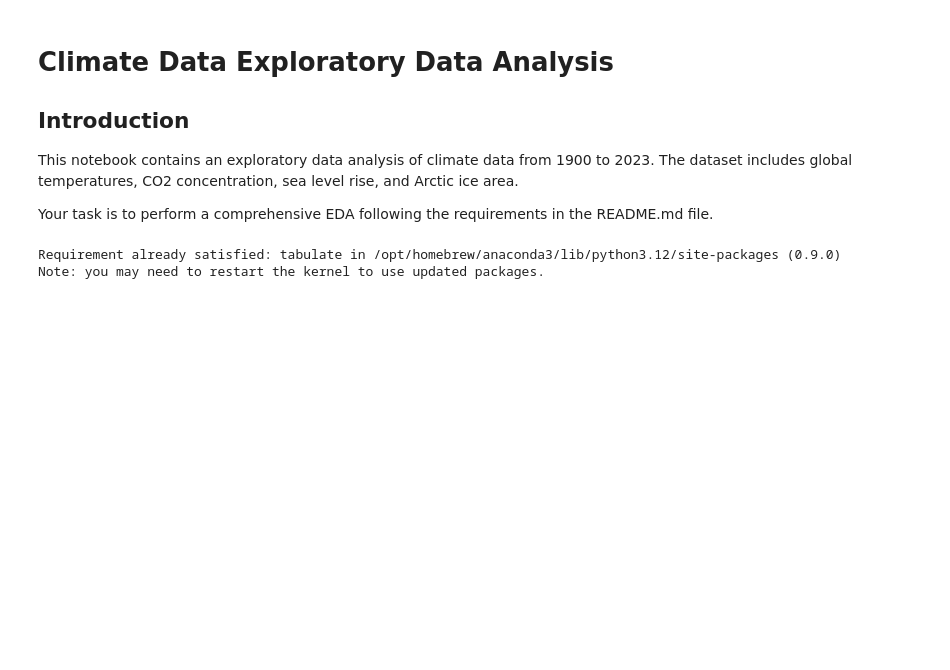
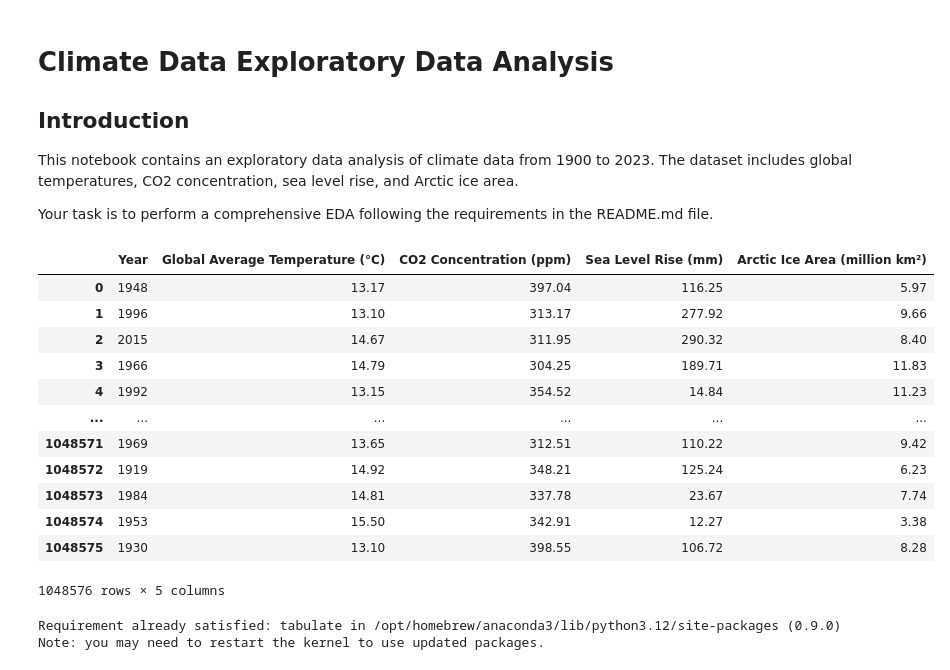
Before and after one commit to Omdena-NIC-Nepal/complete-eda-financial-analysis, a Jupyter notebook: climate_eda.ipynb, the cells around one changed output. Saved outputs shown, nothing was run; the diff lists cells and outputs as text; code cells hidden in the pictures; blank space fills up the shorter version.

```diff
--- a/climate_eda.ipynb
+++ b/climate_eda.ipynb
@@ -5,6 +5,27 @@
 This notebook contains an exploratory data analysis of climate data from 1900 to 2023. The dataset includes global temperatures, CO2 concentration, sea level rise, and Arctic ice area.
 
 Your task is to perform a comprehensive EDA following the requirements in the README.md file.
+# %%
+from climate_data import load_and_clean_data
+
+# Load and clean the data
+df = load_and_clean_data('data/Climate_Change_Indicators.csv')
+# %%
+df
+# %% [output]
+|  | Year | Global Average Temperature (°C) | CO2 Concentration (ppm) | Sea Level Rise (mm) | Arctic Ice Area (million km²) |
+| 0 | 1948 | 13.17 | 397.04 | 116.25 | 5.97 |
+| 1 | 1996 | 13.10 | 313.17 | 277.92 | 9.66 |
+| 2 | 2015 | 14.67 | 311.95 | 290.32 | 8.40 |
+| 3 | 1966 | 14.79 | 304.25 | 189.71 | 11.83 |
+| 4 | 1992 | 13.15 | 354.52 | 14.84 | 11.23 |
+| ... | ... | ... | ... | ... | ... |
+| 1048571 | 1969 | 13.65 | 312.51 | 110.22 | 9.42 |
+| 1048572 | 1919 | 14.92 | 348.21 | 125.24 | 6.23 |
+| 1048573 | 1984 | 14.81 | 337.78 | 23.67 | 7.74 |
+| 1048574 | 1953 | 15.50 | 342.91 | 12.27 | 3.38 |
+| 1048575 | 1930 | 13.10 | 398.55 | 106.72 | 8.28 |
+1048576 rows × 5 columns
 # %%
 #pip install tabulate
 # %% [output]
```
